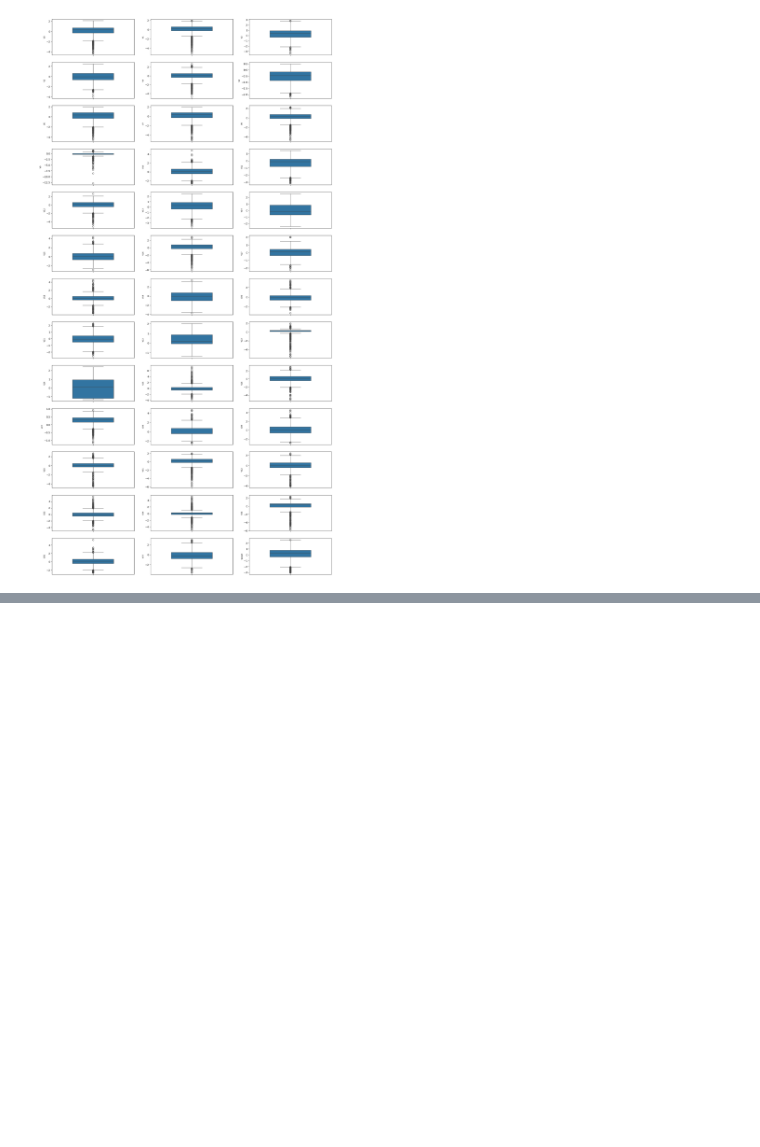
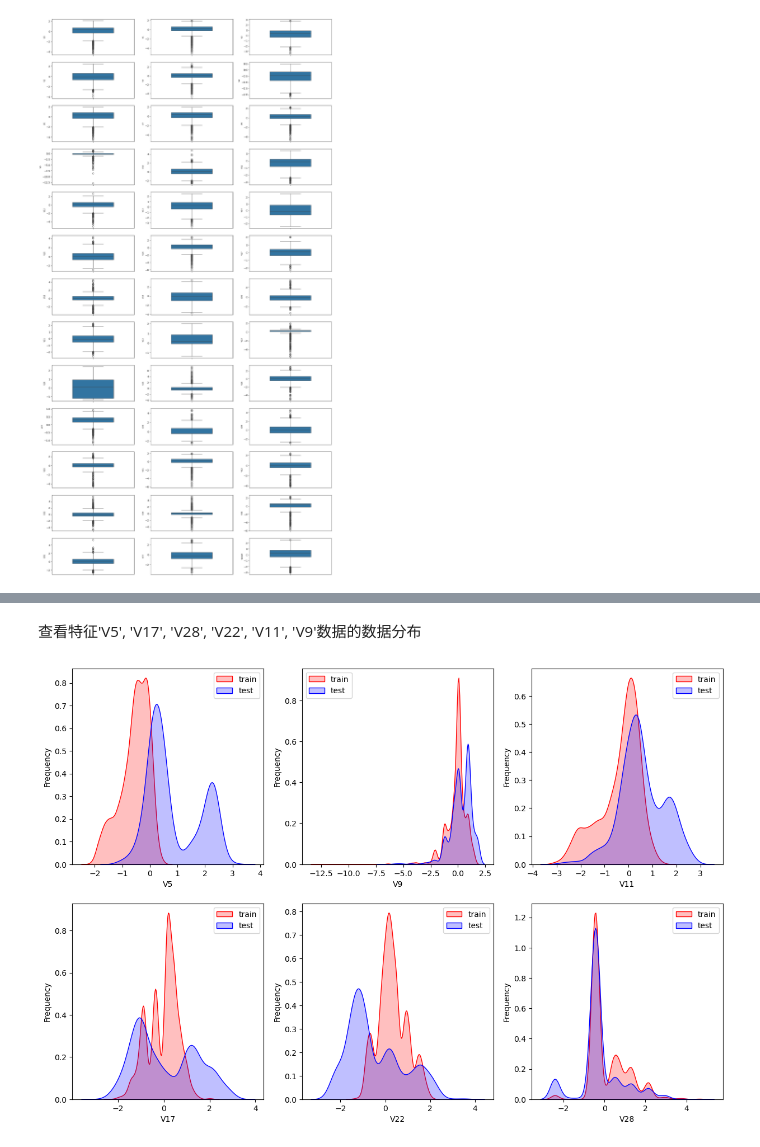
Before and after one commit to lanshi17/AIoT_notebook, a Jupyter notebook: 机器学习/线性回归/智能发电厂工业蒸汽量项目预测实战/data_exploration.ipynb, the cells around one changed output, grey strips where cells are left out. Cells and saved outputs as stored; diff of their text form; code cells hidden in the pictures; blank space fills up the shorter version.

```diff
--- a/机器学习/线性回归/智能发电厂工业蒸汽量项目预测实战/data_exploration.ipynb
+++ b/机器学习/线性回归/智能发电厂工业蒸汽量项目预测实战/data_exploration.ipynb
@@ -99,0 +144,17 @@ for i in range(39): # 使用 for 循环遍历前 39 个列的索引 (从 0 到 3
+# %% [markdown]
+查看特征'V5', 'V17', 'V28', 'V22', 'V11', 'V9'数据的数据分布
+# %%
+col=3
+row=2
+plt.figure(figsize=(5*col,5*row))
+i=1
+for c in ["V5","V9","V11","V17","V22","V28"]:
+    ax=plt.subplot(row,col,i)
+    ax=sns.kdeplot(train_data[c],color="Red",shade=True)
+    ax=sns.kdeplot(test_data[c],color="Blue",shade=True)
+    ax.set_xlabel(c)
+    ax.set_ylabel("Frequency")
+    ax=ax.legend(["train","test"])
+    i+=1
+# %% [output]
+[figure, added]
```
Also changed, not shown: parts of 5 cells of this notebook.
